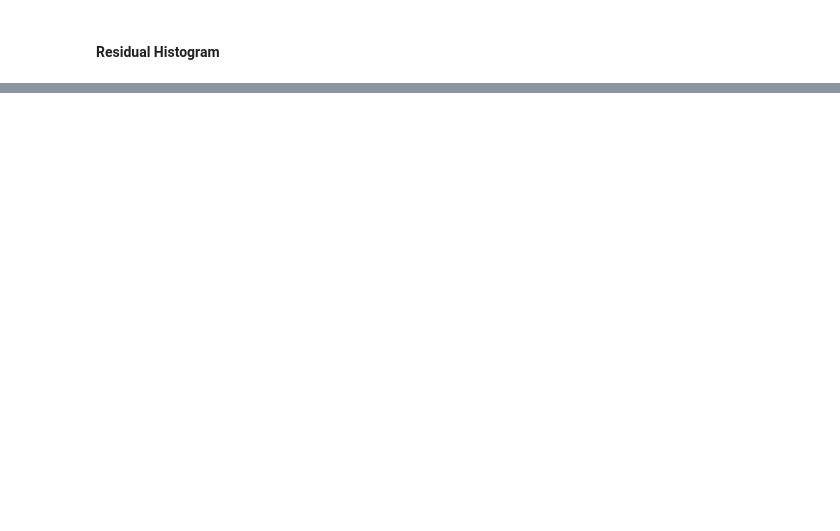
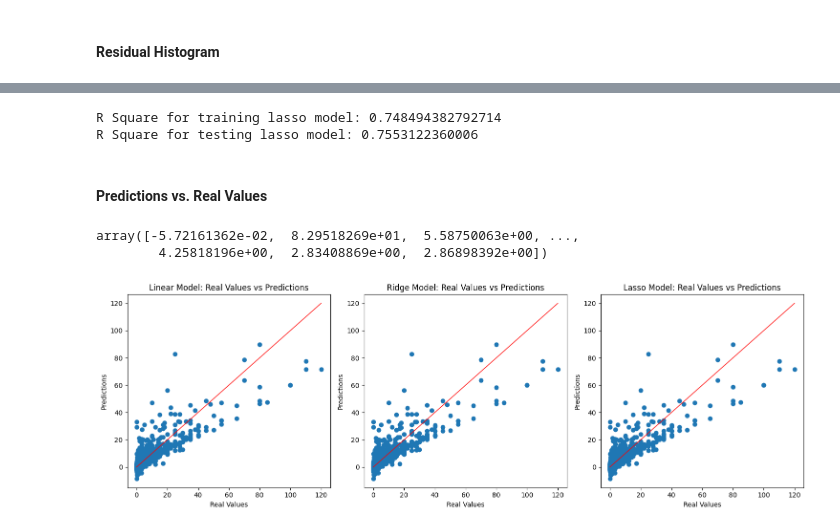
Before and after one commit to Tuwaiq-DS-ML-bootcamp-V-9/Usecase-7, a Jupyter notebook: EDA explain template.ipynb, the cells around one changed output, grey strips where cells are left out. Saved outputs shown, nothing was run; the diff lists cells and outputs as text; code cells hidden in the pictures; blank space fills up the shorter version.

Commit message:
Raghad Alharbi Lab Linear Regression, Ridge Regression, Lasso Regression and logistic regression

```diff
--- a/EDA explain template.ipynb
+++ b/EDA explain template.ipynb
@@ -835,0 +821,4 @@ https://gist.github.com/mwaskom/de44147ed2974457ad6372750bbe5751
+# %%
+ridge_model = Ridge()
+# %%
+lasso_model = Lasso()
@@ -835,0 +866,6 @@ https://gist.github.com/mwaskom/de44147ed2974457ad6372750bbe5751
+# %%
+# Predict and evaluate the model
+
+y_pred = model.predict(X_test_scaled)                  # Linear regression model
+y_pred_ridge = best_model_ridge.predict(X_test_scaled) # Ridge model
+y_pred_lasso = best_model_lasso.predict(X_test_scaled) # Lasso model
@@ -835,0 +1014,11 @@ https://gist.github.com/mwaskom/de44147ed2974457ad6372750bbe5751
+# %%
+# Lasso model r2 score
+r2_score_train_lasso = r2_score(y_train, best_model_lasso.predict(X_train_scaled))
+r2_score_test_lasso = r2_score(y_test, y_pred_lasso)
+print(f'R Square for training lasso model: {r2_score_train_lasso}')
+print(f'R Square for testing lasso model: {r2_score_test_lasso}')
+# %% [output]
+R Square for training lasso model: 0.748494382792714
+R Square for testing lasso model: 0.7553122360006
+# %% [markdown]
+#### Predictions vs. Real Values
@@ -835,0 +1028,5 @@ https://gist.github.com/mwaskom/de44147ed2974457ad6372750bbe5751
+# %%
+predictions
+# %% [output]
+array([-5.72161362e-02,  8.29518269e+01,  5.58750063e+00, ...,
+        4.25818196e+00,  2.83408869e+00,  2.86898392e+00])
@@ -835,0 +1036,31 @@ https://gist.github.com/mwaskom/de44147ed2974457ad6372750bbe5751
+# %%
+# Linear Model
+plt.figure(figsize=(15, 5))
+
+plt.subplot(1, 3, 1)
+plt.scatter(y_test, y_pred)
+plt.plot([y_test.min(), y_test.max()], [y_test.min(), y_test.max()], color='red', lw=1)
+plt.xlabel('Real Values')
+plt.ylabel('Predictions')
+plt.title('Linear Model: Real Values vs Predictions')
+
+# Ridge Model
+plt.subplot(1, 3, 2)
+plt.scatter(y_test, y_pred_ridge)
+plt.plot([y_test.min(), y_test.max()], [y_test.min(), y_test.max()], color='red', lw=1)
+plt.xlabel('Real Values')
+plt.ylabel('Predictions')
+plt.title('Ridge Model: Real Values vs Predictions')
+
+# Lasso Model
+plt.subplot(1, 3, 3)
+plt.scatter(y_test, y_pred_lasso)
+plt.plot([y_test.min(), y_test.max()], [y_test.min(), y_test.max()], color='red', lw=1)
+plt.xlabel('Real Values')
+plt.ylabel('Predictions')
+plt.title('Lasso Model: Real Values vs Predictions')
+
+plt.tight_layout()
+plt.show()
+# %% [output]
+[figure, added]
```
Also changed, not shown: parts of 155 cells of this notebook, 1 other file.
